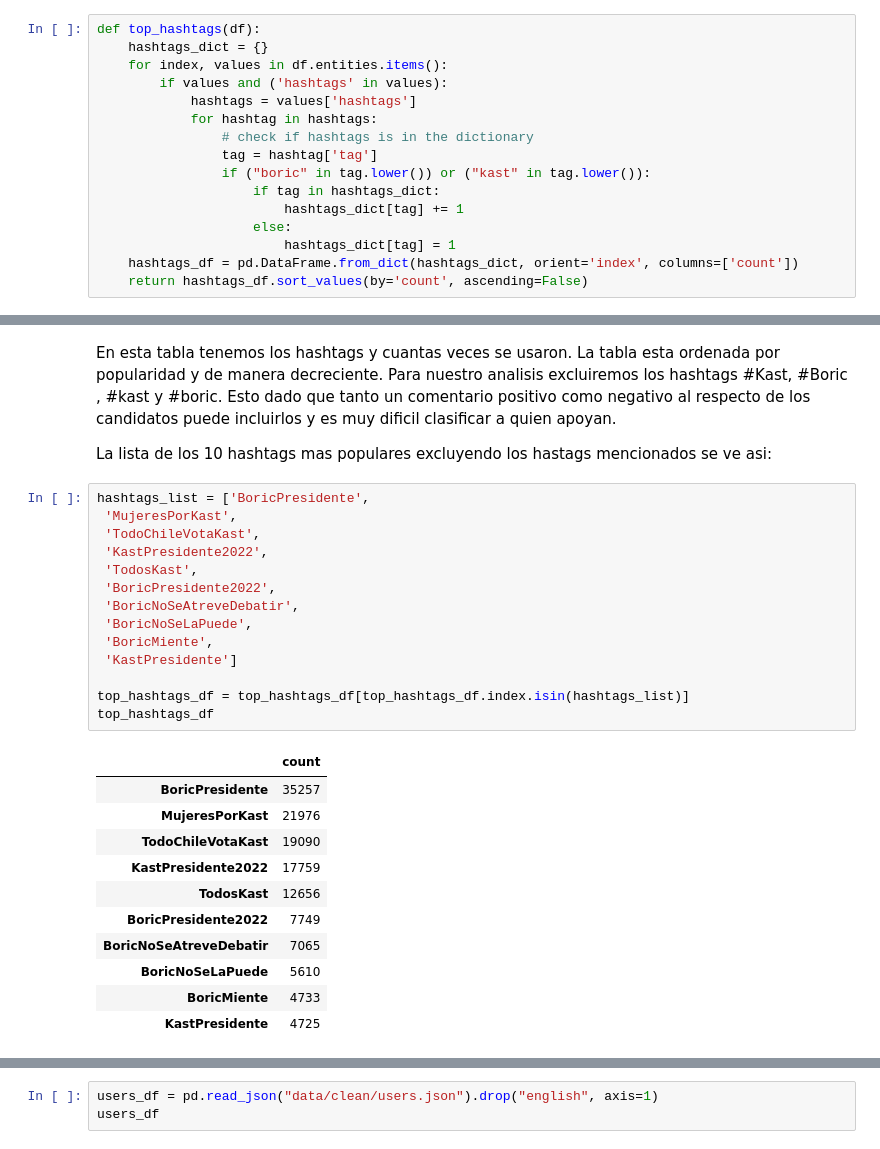
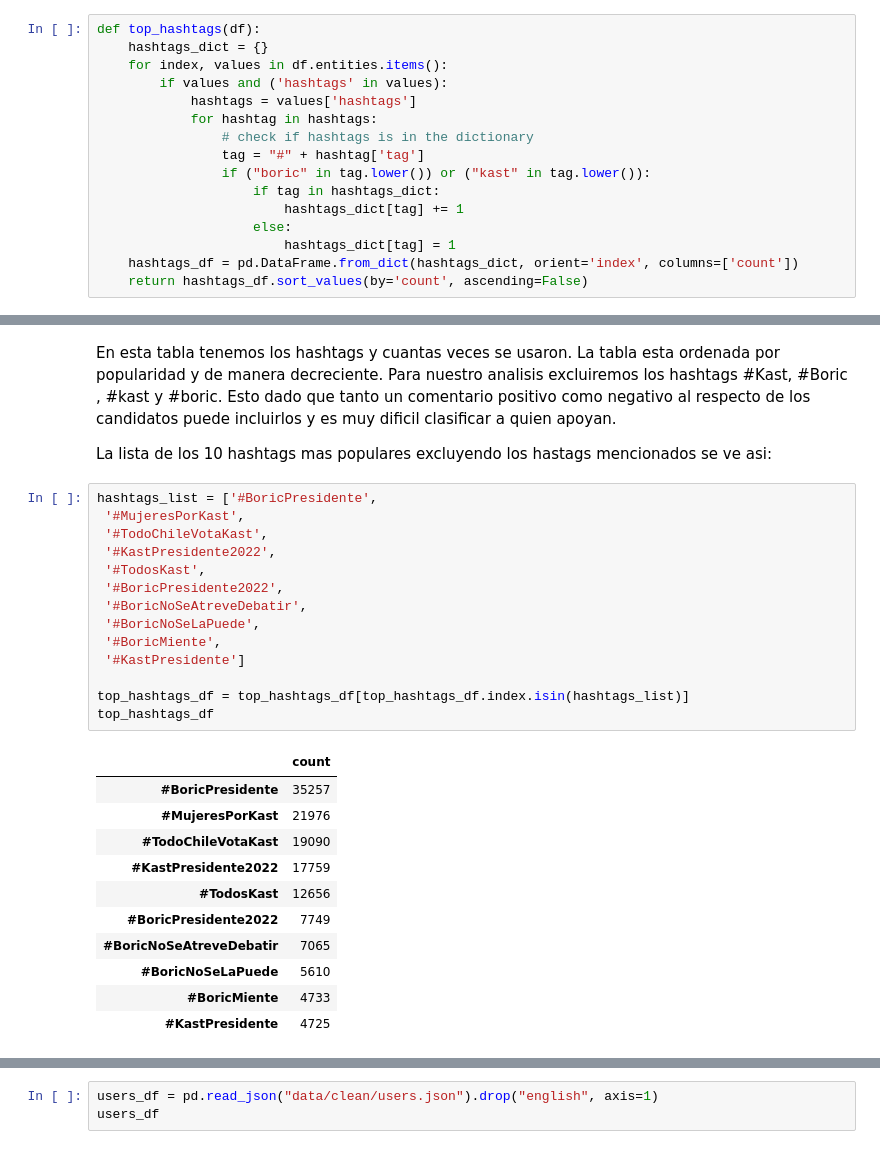
Before and after one commit to destefani/tweets-elecciones, a Jupyter notebook: final_analysis.ipynb, the cells around one changed output, grey strips where cells are left out. Drawn from its saved outputs; the diff is of its cells as text.

```diff
--- a/final_analysis.ipynb
+++ b/final_analysis.ipynb
@@ -43,7 +55,7 @@ def top_hashtags(df):
             hashtags = values['hashtags']
             for hashtag in hashtags:
                 # check if hashtags is in the dictionary
-                tag = hashtag['tag']
+                tag = "#" + hashtag['tag']
                 if ("boric" in tag.lower()) or ("kast" in tag.lower()):
                     if tag in hashtags_dict:
                         hashtags_dict[tag] += 1
@@ -77,28 +89,28 @@ En esta tabla tenemos los hashtags y cuantas veces se usaron. La tabla esta orde
 
 La lista de los 10 hashtags mas populares excluyendo los hastags mencionados se ve asi:
 # %%
-hashtags_list = ['BoricPresidente',
- 'MujeresPorKast',
- 'TodoChileVotaKast',
- 'KastPresidente2022',
- 'TodosKast',
- 'BoricPresidente2022',
- 'BoricNoSeAtreveDebatir',
- 'BoricNoSeLaPuede',
- 'BoricMiente',
- 'KastPresidente']
+hashtags_list = ['#BoricPresidente',
+ '#MujeresPorKast',
+ '#TodoChileVotaKast',
+ '#KastPresidente2022',
+ '#TodosKast',
+ '#BoricPresidente2022',
+ '#BoricNoSeAtreveDebatir',
+ '#BoricNoSeLaPuede',
+ '#BoricMiente',
+ '#KastPresidente']
 
 top_hashtags_df = top_hashtags_df[top_hashtags_df.index.isin(hashtags_list)]
 top_hashtags_df
 # %% [output]
 |  | count |
-| BoricPresidente | 35257 |
-| MujeresPorKast | 21976 |
-| TodoChileVotaKast | 19090 |
-| KastPresidente2022 | 17759 |
-| TodosKast | 12656 |
-| BoricPresidente2022 | 7749 |
-| BoricNoSeAtreveDebatir | 7065 |
-| BoricNoSeLaPuede | 5610 |
-| BoricMiente | 4733 |
-| KastPresidente | 4725 |
+| #BoricPresidente | 35257 |
+| #MujeresPorKast | 21976 |
+| #TodoChileVotaKast | 19090 |
+| #KastPresidente2022 | 17759 |
+| #TodosKast | 12656 |
+| #BoricPresidente2022 | 7749 |
+| #BoricNoSeAtreveDebatir | 7065 |
+| #BoricNoSeLaPuede | 5610 |
+| #BoricMiente | 4733 |
+| #KastPresidente | 4725 |
```
Also changed, not shown: parts of 23 cells of this notebook.
